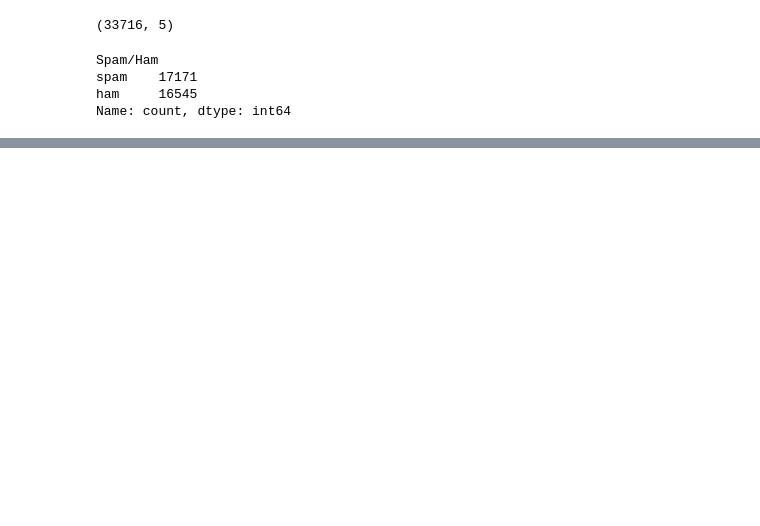
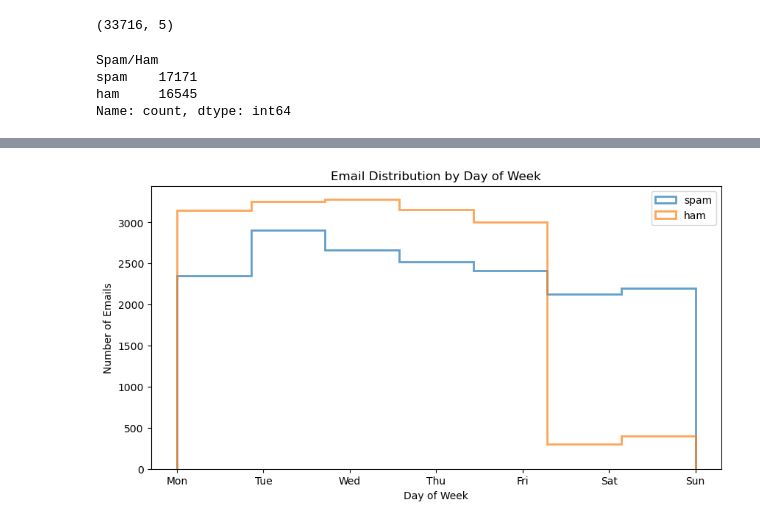
Before and after one commit to aakram9393/email-phishing-detection, a Jupyter notebook: ml/notebooks/01_eda.ipynb, the cells around one changed output, grey strips where cells are left out. Cells and saved outputs as stored; diff of their text form; code cells hidden in the pictures; blank space fills up the shorter version.

```diff
--- a/ml/notebooks/01_eda.ipynb
+++ b/ml/notebooks/01_eda.ipynb
@@ -57,0 +101,22 @@ df[df['Spam/Ham'] == 'ham'].head()
+# %%
+## Time Based Analsysis
+df['Date'] = pd.to_datetime(df['Date'], errors='coerce')
+
+df['dayofweek'] = df['Date'].dt.dayofweek  # Monday=0, Sunday=6
+day_labels = ['Mon', 'Tue', 'Wed', 'Thu', 'Fri', 'Sat', 'Sun']
+
+# Plot: Distribution of emails sent by day of week for spam and ham
+plt.figure(figsize=(10, 5))
+for label in ['spam','ham']:
+    subset = df[df['Spam/Ham'] == label]
+    plt.hist(subset['dayofweek'].dropna(), bins=7, alpha=0.7, label=label, histtype="step", linewidth=2)
+plt.xlabel('Day of Week')
+plt.ylabel('Number of Emails')
+plt.title('Email Distribution by Day of Week')
+plt.xticks(ticks=range(7), labels=day_labels)
+plt.legend()
+plt.show()
+
+df.head()
+# %% [output]
+[figure, added]
```
Also changed, not shown: parts of 8 cells of this notebook.
